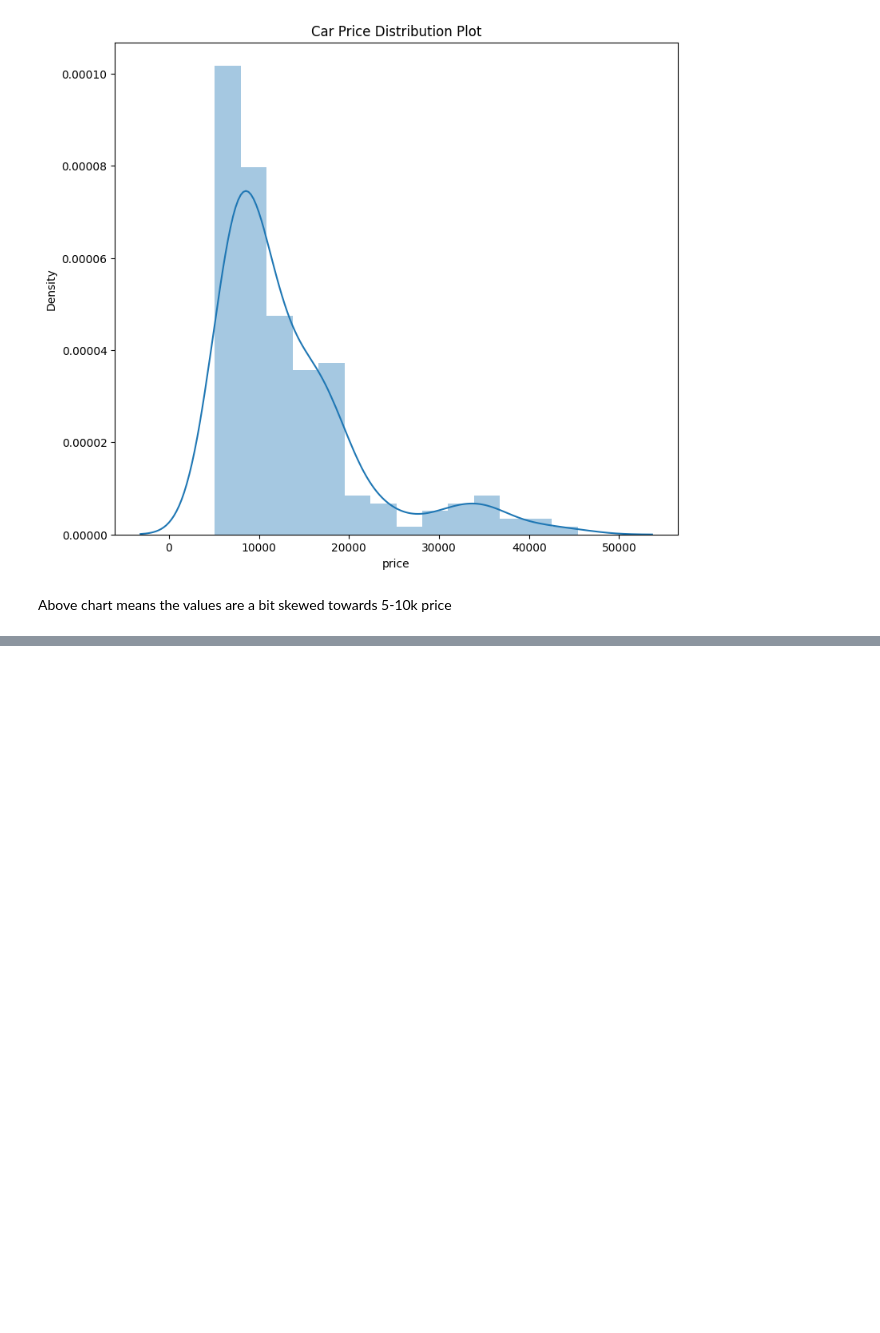
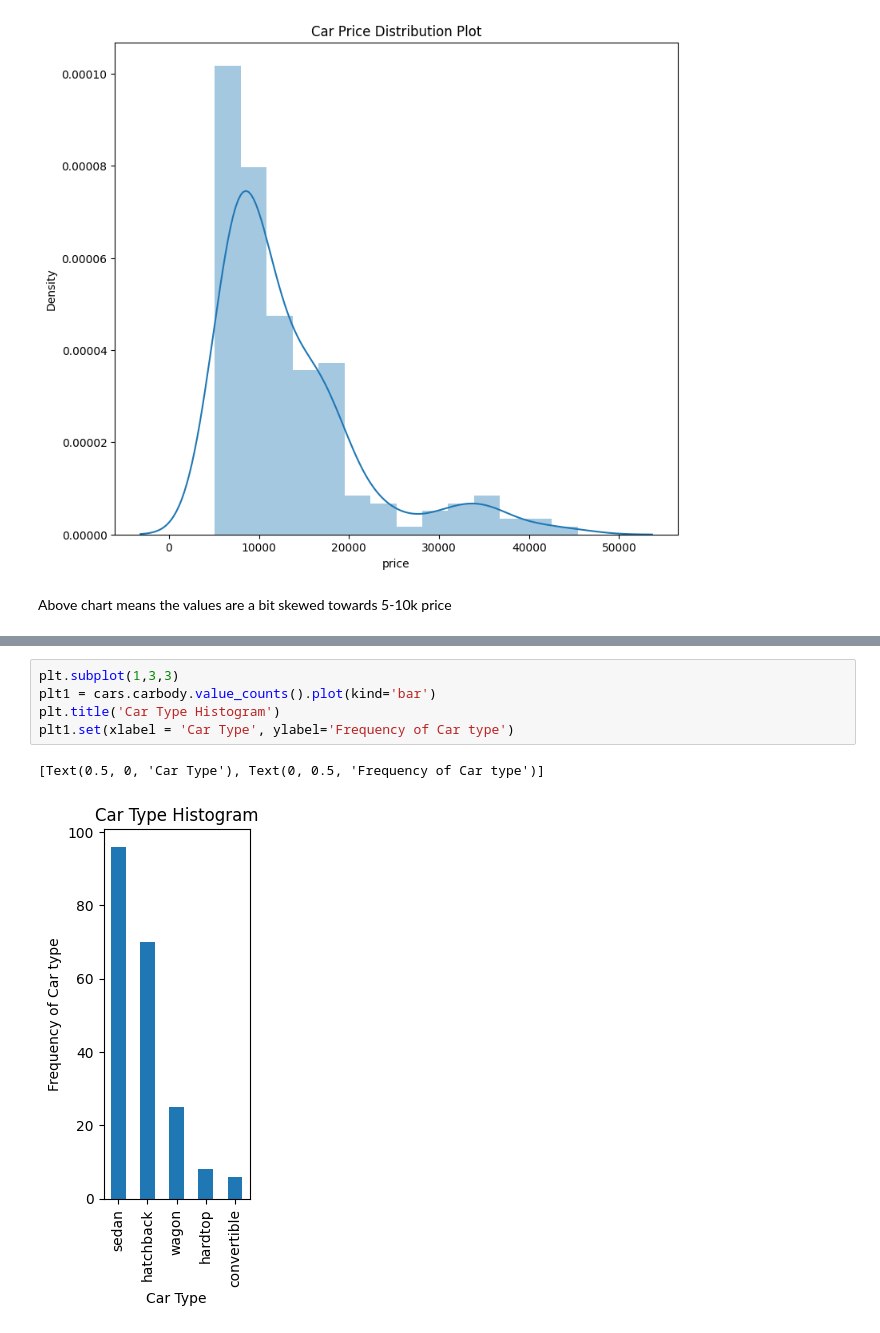
Before and after one commit to amanjaiswalofficial/machine-learning-engineer-roadmap, a Jupyter notebook: kaggle-notebooks/02-car-price-prediction.ipynb, the cells around one changed output, grey strips where cells are left out. Saved outputs shown, nothing was run; the diff lists cells and outputs as text; blank space fills up the shorter version.

```diff
--- a/kaggle-notebooks/02-car-price-prediction.ipynb
+++ b/kaggle-notebooks/02-car-price-prediction.ipynb
@@ -165,0 +185,8 @@ Above chart means the values are a bit skewed towards 5-10k price
+# %%
+plt.subplot(1,3,3)
+plt1 = cars.carbody.value_counts().plot(kind='bar')
+plt.title('Car Type Histogram')
+plt1.set(xlabel = 'Car Type', ylabel='Frequency of Car type')
+# %% [output]
+[Text(0.5, 0, 'Car Type'), Text(0, 0.5, 'Frequency of Car type')]
+[figure, added]
```
Also changed, not shown: parts of 2 cells of this notebook.
